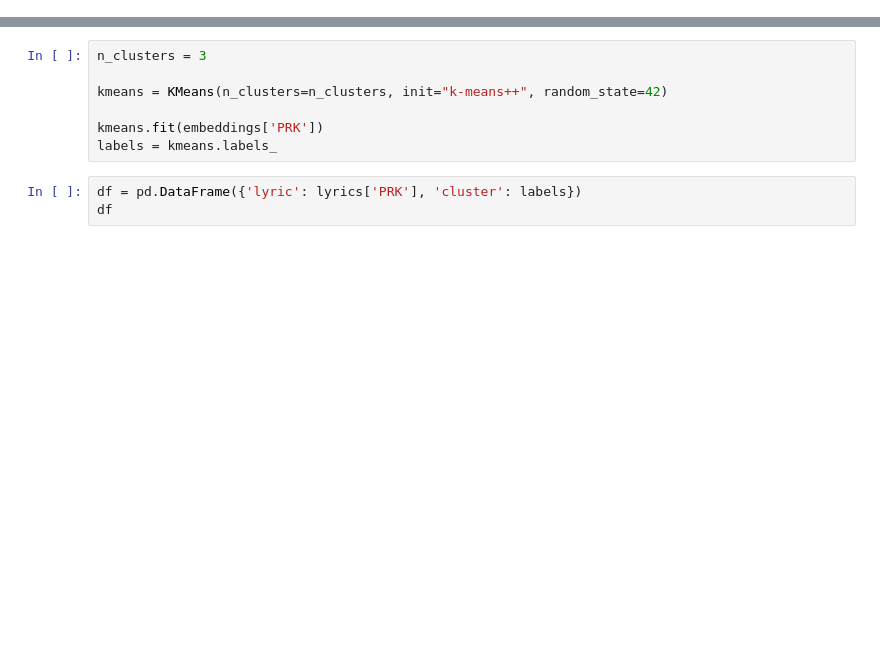
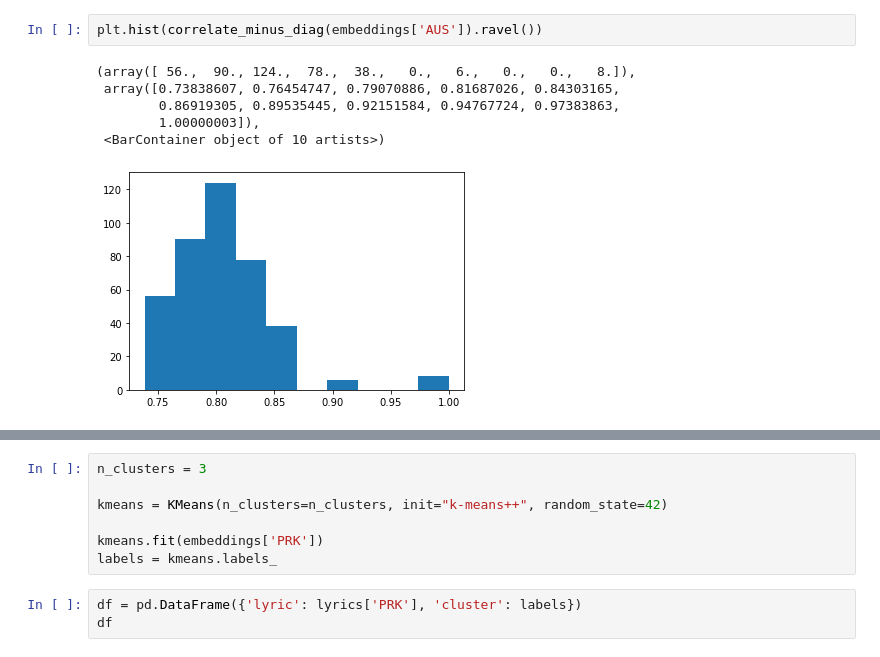
Before and after one commit to kebuhcah/openai-notebooks, a Jupyter notebook: anthem-embeddings.ipynb, the cells around one changed output, grey strips where cells are left out. Saved outputs shown, nothing was run; the diff lists cells and outputs as text; blank space fills up the shorter version.

```diff
--- a/anthem-embeddings.ipynb
+++ b/anthem-embeddings.ipynb
@@ -76,3 +79,12 @@ plt.imshow(correlate_minus_diag(embeddings['PRK']), cmap='PiYG')
+# %%
+plt.hist(correlate_minus_diag(embeddings['AUS']).ravel())
+# %% [output]
+(array([ 56.,  90., 124.,  78.,  38.,   0.,   6.,   0.,   0.,   8.]),
+ array([0.73838607, 0.76454747, 0.79070886, 0.81687026, 0.84303165,
+        0.86919305, 0.89535445, 0.92151584, 0.94767724, 0.97383863,
+        1.00000003]),
+ <BarContainer object of 10 artists>)
+[figure, added]
 # %%
 for key in embeddings.keys():
     print(key, embeddings[key].shape)
```
Also changed, not shown: parts of 5 cells of this notebook, 4 other files.
